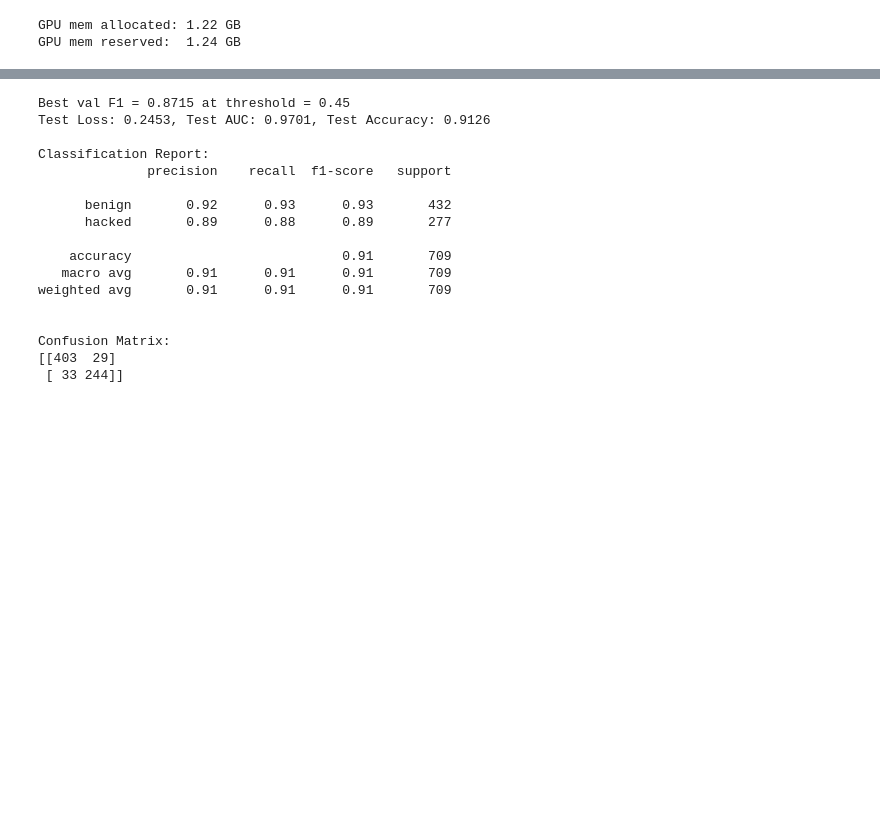
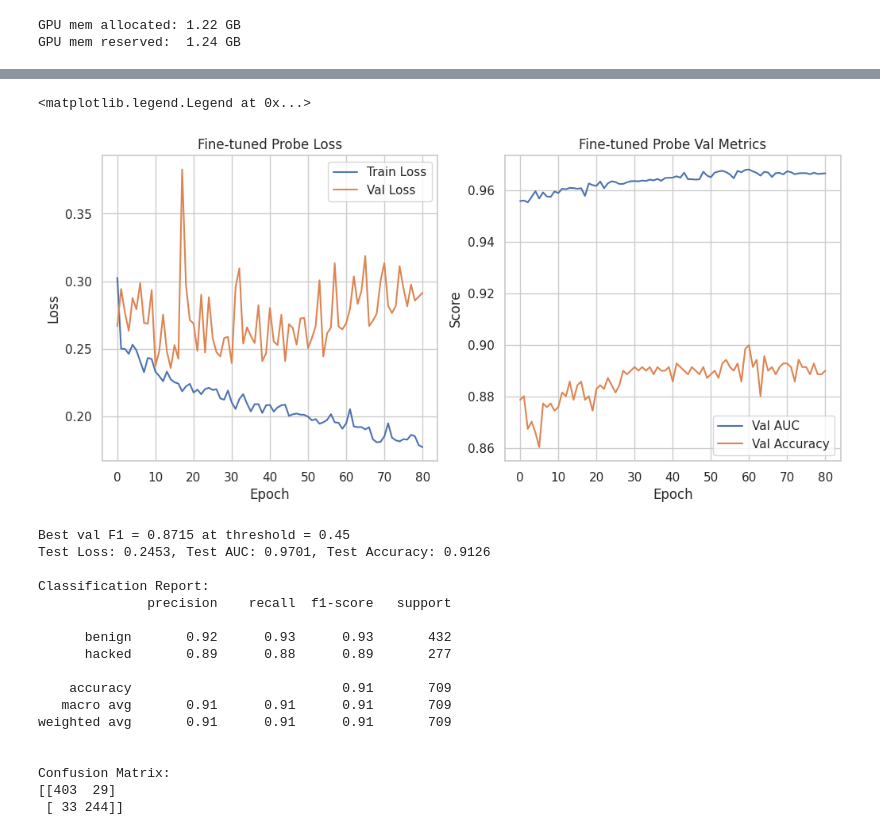
Before and after one commit to farzingkh/reward-hacking, a Jupyter notebook: notebooks/MS4_Final_Model.ipynb, the cells around one changed output, grey strips where cells are left out. Drawn from its saved outputs; the diff is of its cells as text; code cells hidden in the pictures; blank space fills up the shorter version.

```diff
--- a/notebooks/MS4_Final_Model.ipynb
+++ b/notebooks/MS4_Final_Model.ipynb
@@ -4144,3 +4142,23 @@ Saved history -> /home/farzin/Harvard/CSCIE109B/project/reward-hacking/data/turn
+# %%
+#plot training history
+plt.figure(figsize=(12, 5))
+plt.subplot(1, 2, 1)
+plt.plot(ft_history["train_loss"], label="Train Loss")
+plt.plot(ft_history["val_loss"], label="Val Loss")
+plt.title("Fine-tuned Probe Loss")
+plt.xlabel("Epoch")
+plt.ylabel("Loss")
+plt.legend()
+plt.subplot(1, 2, 2)
+plt.plot(ft_history["val_auc"], label="Val AUC")
+plt.plot(ft_history["val_acc"], label="Val Accuracy")
+plt.title("Fine-tuned Probe Val Metrics")
+plt.xlabel("Epoch")
+plt.ylabel("Score")
+plt.legend()
+# %% [output]
+<matplotlib.legend.Legend at 0x...>
+[figure, added]
 # %%
 from sklearn.metrics import f1_score
 
```
Also changed, not shown: parts of 28 cells of this notebook, 34 other files.
